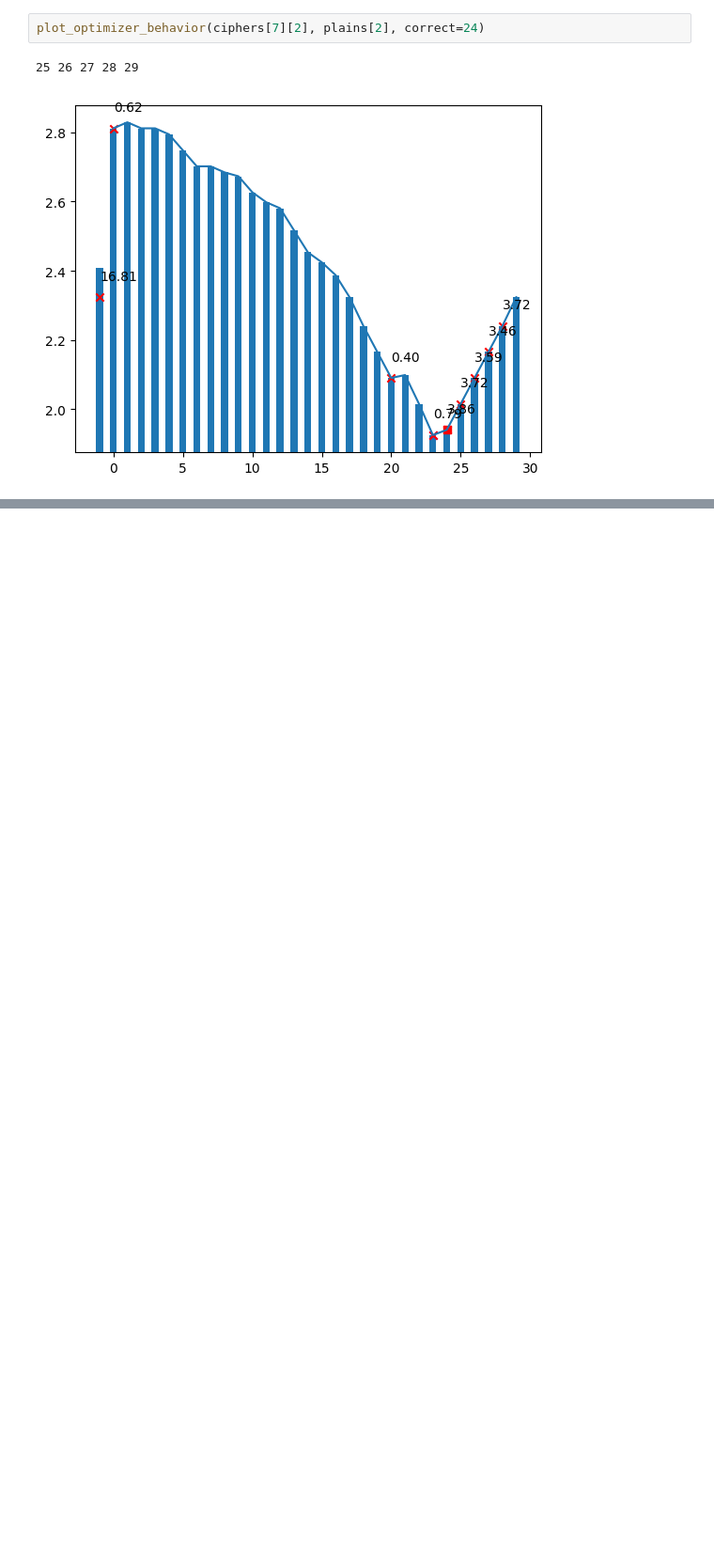
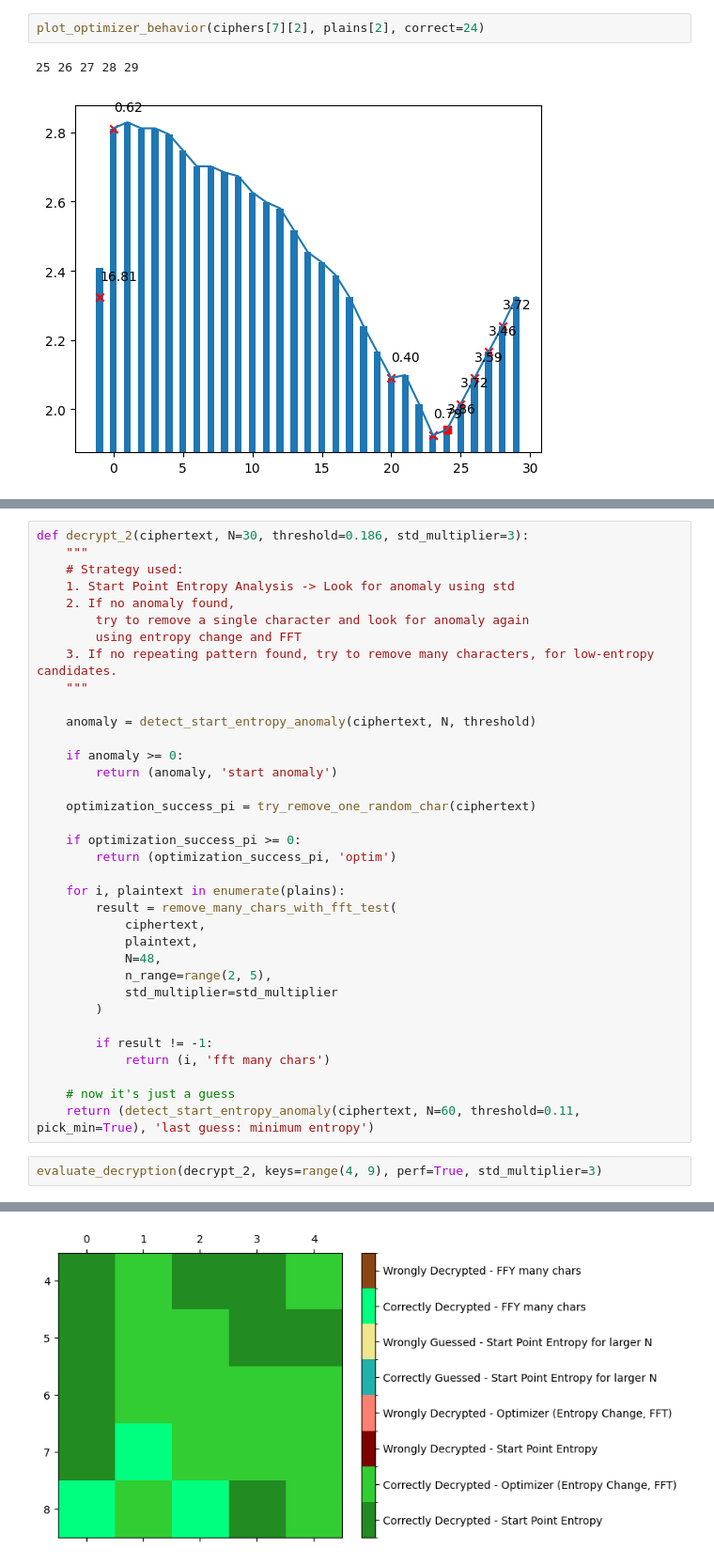
Before and after one commit to EdenWuyifan/Fall-2023-CS-GY6903-CS-UY4783-Project-1, a Jupyter notebook: entropy_fft_analysis.ipynb, the cells around one changed output, grey strips where cells are left out. Shown at 94% size. Saved outputs shown, nothing was run; the diff lists cells and outputs as text; blank space fills up the shorter version.

```diff
--- a/entropy_fft_analysis.ipynb
+++ b/entropy_fft_analysis.ipynb
@@ -701,0 +886,38 @@ fft_analysis(ciphers[7][0], plains[0], search_space=28)
+# %%
+def decrypt_2(ciphertext, N=30, threshold=0.186, std_multiplier=3):
+    """
+    # Strategy used:
+    1. Start Point Entropy Analysis -> Look for anomaly using std
+    2. If no anomaly found,
+        try to remove a single character and look for anomaly again
+        using entropy change and FFT
+    3. If no repeating pattern found, try to remove many characters, for low-entropy candidates.
+    """
+
+    anomaly = detect_start_entropy_anomaly(ciphertext, N, threshold)
+
+    if anomaly >= 0:
+        return (anomaly, 'start anomaly')
+
+    optimization_success_pi = try_remove_one_random_char(ciphertext)
+
+    if optimization_success_pi >= 0:
+        return (optimization_success_pi, 'optim')
+
+    for i, plaintext in enumerate(plains):
+        result = remove_many_chars_with_fft_test(
+            ciphertext,
+            plaintext,
+            N=48,
+            n_range=range(2, 5),
+            std_multiplier=std_multiplier
+        )
+
+        if result != -1:
+            return (i, 'fft many chars')
+
+    # now it's just a guess
+    return (detect_start_entropy_anomaly(ciphertext, N=60, threshold=0.11, pick_min=True), 'last guess: minimum entropy')
+# %%
+evaluate_decryption(decrypt_2, keys=range(4, 9), perf=True, std_multiplier=3)
+# %% [output]
@@ -701,0 +938 @@ fft_analysis(ciphers[7][0], plains[0], search_space=28)
+[figure, added]
```
Also changed, not shown: parts of 32 cells of this notebook, 2 other files.
